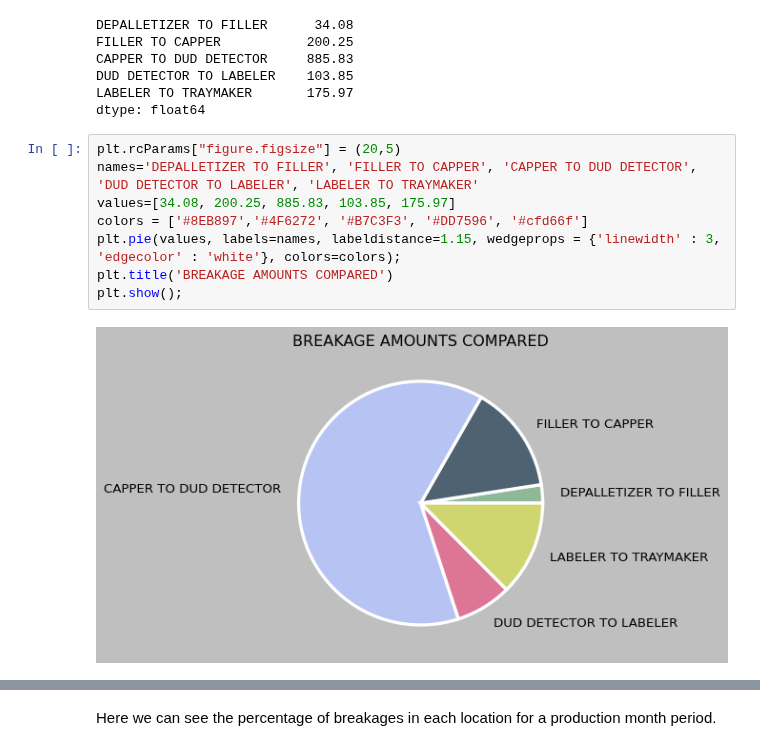
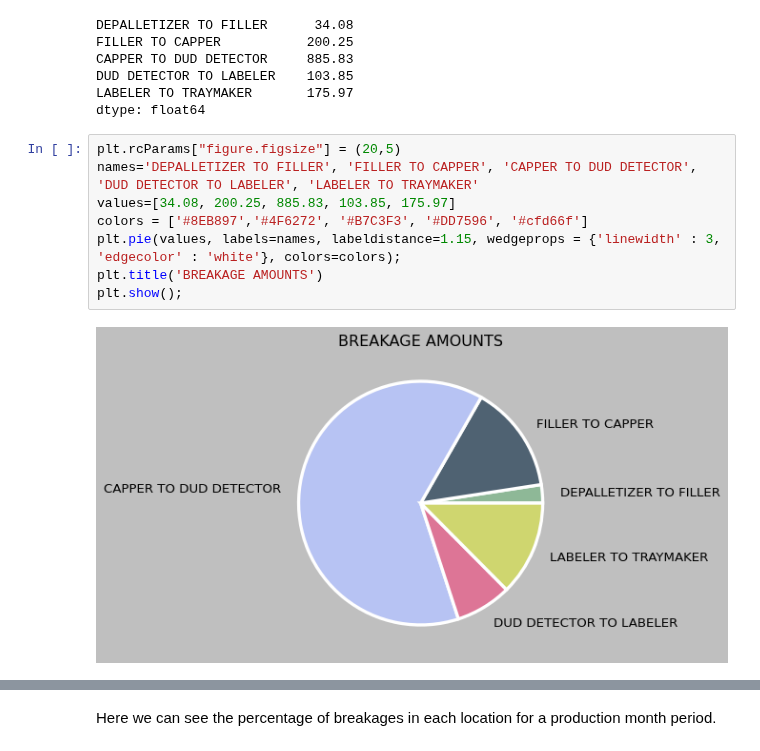
Before and after one commit to khagerthey/VIS1, a Jupyter notebook: FinalP.ipynb, the cells around one changed output, grey strips where cells are left out. Saved outputs shown, nothing was run; the diff lists cells and outputs as text.

```diff
--- a/FinalP.ipynb
+++ b/FinalP.ipynb
@@ -395,10 +398,10 @@ dtype: float64
 # %%
 plt.rcParams["figure.figsize"] = (20,5)
 names='DEPALLETIZER TO FILLER', 'FILLER TO CAPPER', 'CAPPER TO DUD DETECTOR', 'DUD DETECTOR TO LABELER', 'LABELER TO TRAYMAKER'
 values=[34.08, 200.25, 885.83, 103.85, 175.97]
 colors = ['#8EB897','#4F6272', '#B7C3F3', '#DD7596', '#cfd66f']
 plt.pie(values, labels=names, labeldistance=1.15, wedgeprops = {'linewidth' : 3, 'edgecolor' : 'white'}, colors=colors);
-plt.title('BREAKAGE AMOUNTS COMPARED')
+plt.title('BREAKAGE AMOUNTS')
 plt.show();
 # %% [output]
-[figure, old version]
+[figure, new version]
```
Also changed, not shown: parts of 3 cells of this notebook.
